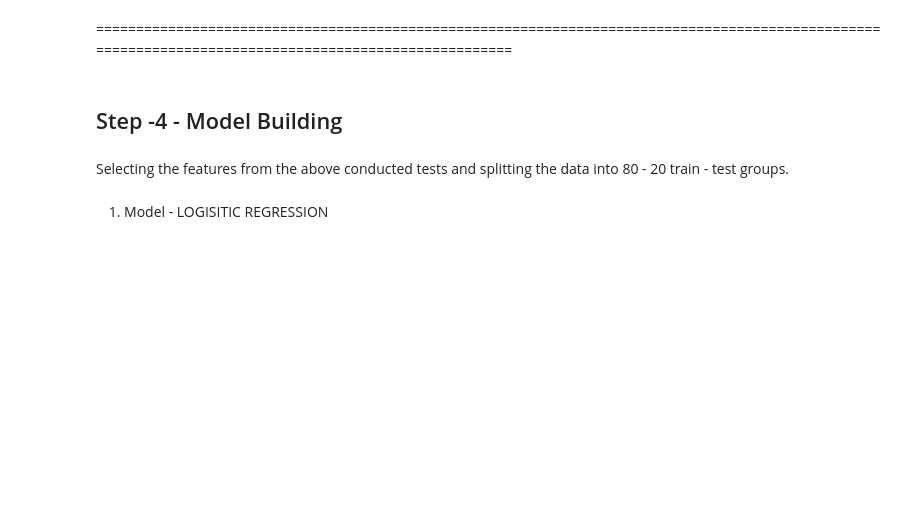
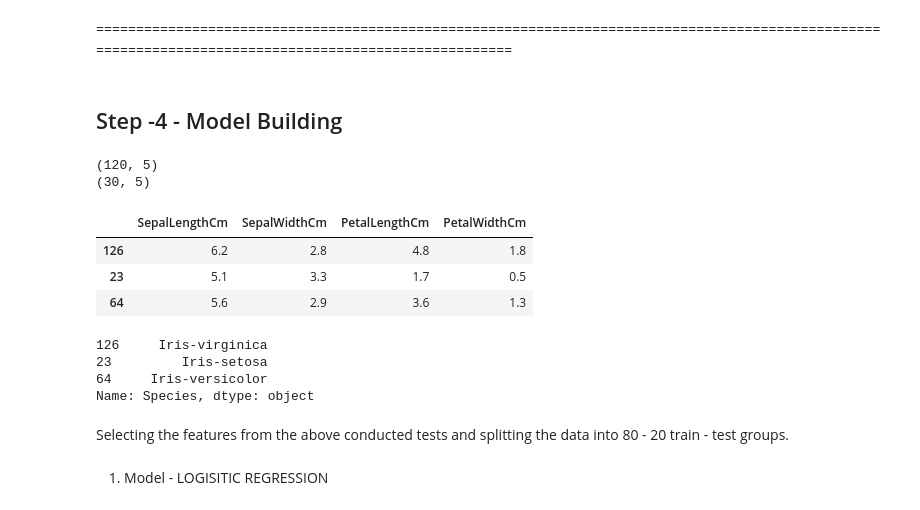
Before and after one commit to PPraveen2230/Oasis-Infobyte---Task1, a Jupyter notebook: iris-flower-classification - oasis infobyte _ paul.ipynb, the cells around one changed output. Drawn from its saved outputs; the diff is of its cells as text; code cells hidden in the pictures; blank space fills up the shorter version.

```diff
--- a/iris-flower-classification - oasis infobyte _ paul.ipynb
+++ b/iris-flower-classification - oasis infobyte _ paul.ipynb
@@ -213,6 +252,6 @@ from sklearn.preprocessing import LabelEncoder
 
 le = LabelEncoder()
 
-iris_df['Species']=le.fit_transform(iris_df['Species'])
+iris_df1['Species']=le.fit_transform(iris_df['Species'])
 # %%
 # the correlation matrix
@@ -247,14 +286,35 @@ from sklearn.model_selection import RepeatedStratifiedKFold
 from sklearn.metrics import precision_recall_curve
 from sklearn.svm import SVC
 # %%
-# features or the dependent variables
-X = iris_df.drop(columns = ['Species'],axis=1)
-
-# target
-Y = iris_df['Species']
-
-
-X_train, X_test, Y_train, Y_test = train_test_split(X, Y, test_size = 0.20, random_state = 2)
+#X_train, X_test, Y_train, Y_test = train_test_split(X, Y, test_size = 0.20, random_state = 2)
+train, test = train_test_split(iris_df, test_size = 0.2, random_state=2)
+print(train.shape)
+print(test.shape)
+# %% [output]
+(120, 5)
+(30, 5)
+# %%
+X_train = train[['SepalLengthCm', 'SepalWidthCm', 	'PetalLengthCm',	'PetalWidthCm']]
+
+Y_train = train.Species
+
+X_test = test[['SepalLengthCm', 'SepalWidthCm', 	'PetalLengthCm',	'PetalWidthCm']]
+
+Y_test = test.Species
+# %%
+X_train.head(3)
+# %% [output]
+|  | SepalLengthCm | SepalWidthCm | PetalLengthCm | PetalWidthCm |
+| 126 | 6.2 | 2.8 | 4.8 | 1.8 |
+| 23 | 5.1 | 3.3 | 1.7 | 0.5 |
+| 64 | 5.6 | 2.9 | 3.6 | 1.3 |
+# %%
+Y_train.head(3)
+# %% [output]
+126     Iris-virginica
+23         Iris-setosa
+64     Iris-versicolor
+Name: Species, dtype: object
 # %% [markdown]
 Selecting the features from the above conducted tests and splitting the data into 80 - 20 train - test groups.
 # %%
```
Also changed, not shown: parts of 10 cells of this notebook.
